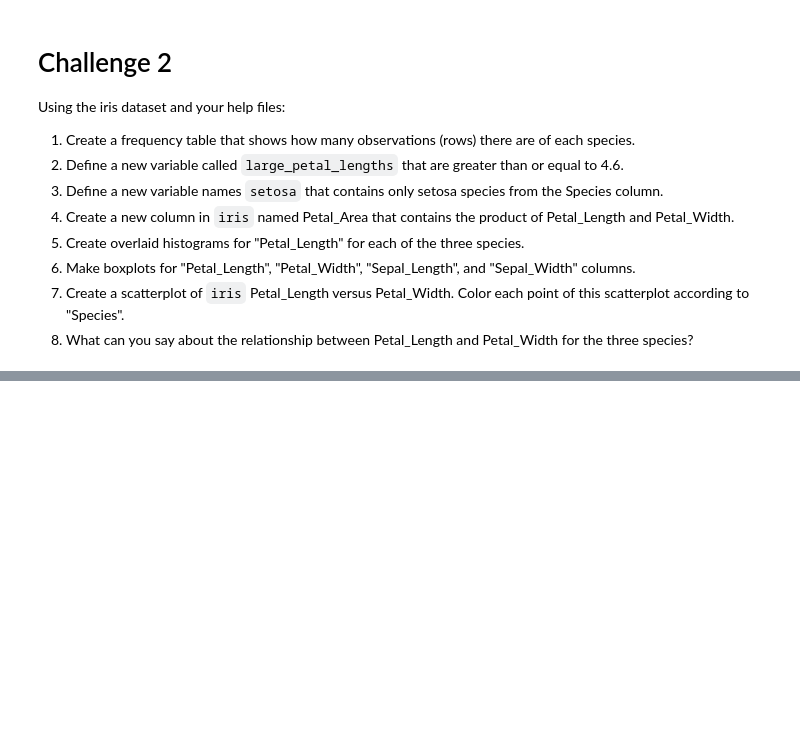
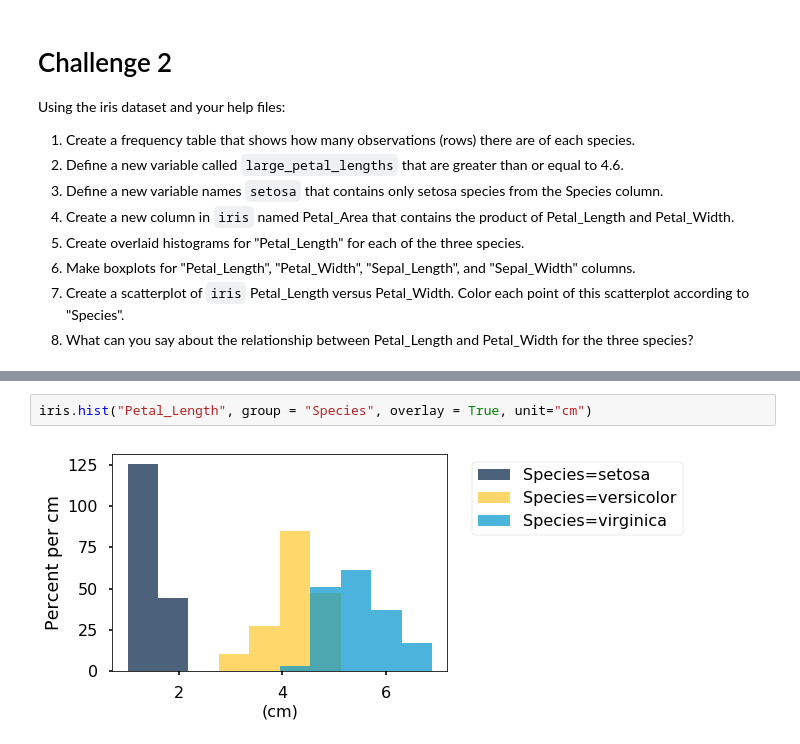
Before and after one commit to douugsmith/DIGHUM101, a Jupyter notebook: Week1/1-3_Tables.ipynb, the cells around one changed output, grey strips where cells are left out. Saved outputs shown, nothing was run; the diff lists cells and outputs as text; blank space fills up the shorter version.

```diff
--- a/Week1/1-3_Tables.ipynb
+++ b/Week1/1-3_Tables.ipynb
@@ -208,0 +499,4 @@ Using the iris dataset and your help files:
+# %%
+iris.hist("Petal_Length", group = "Species", overlay = True, unit="cm")
+# %% [output]
+[figure, added]
```
Also changed, not shown: parts of 59 cells of this notebook, 6 other files.
